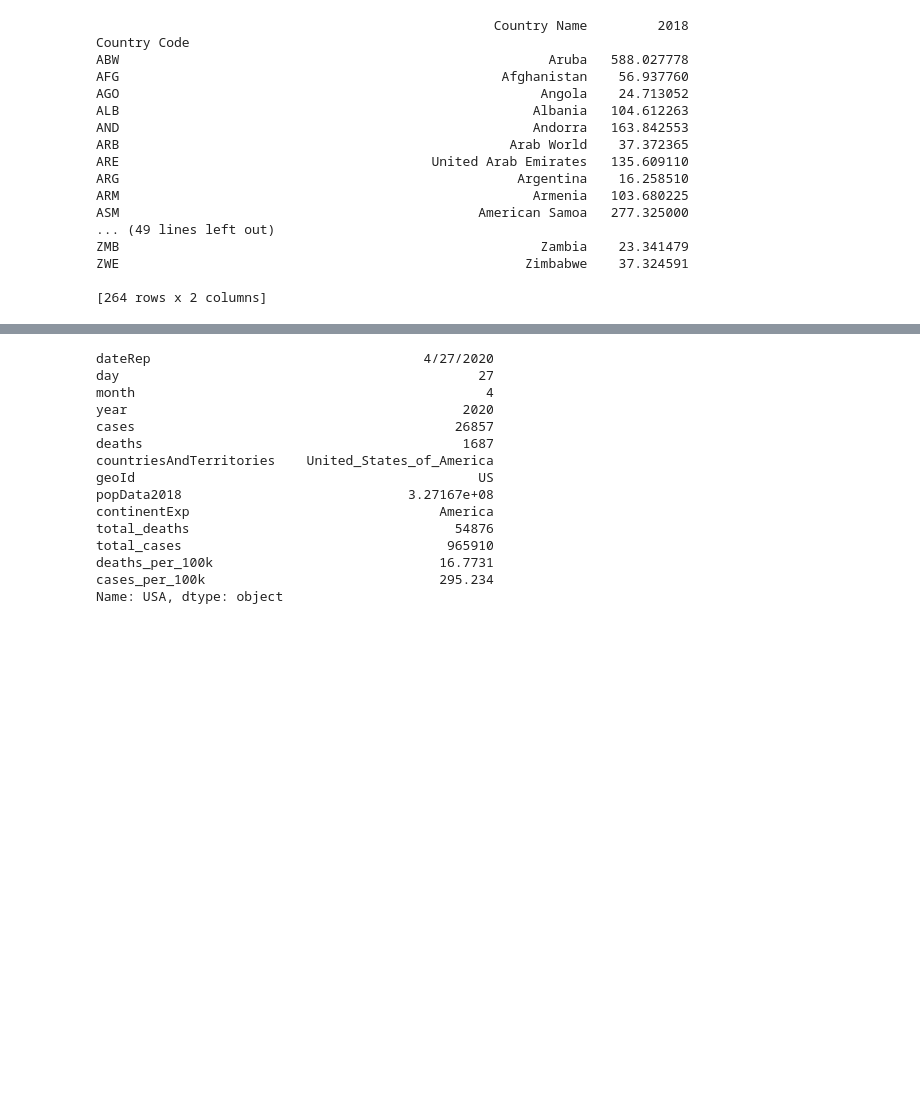
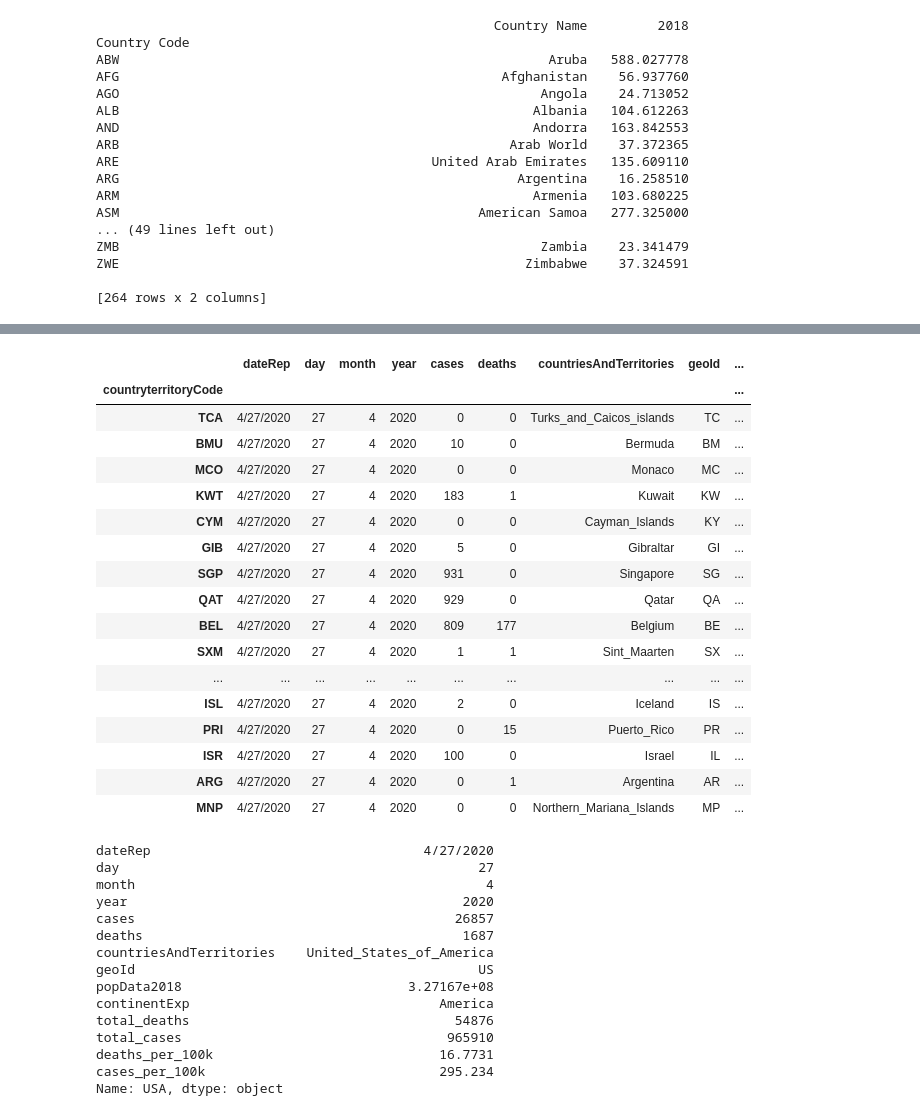
Before and after one commit to magei00/SocialData02806_2020, a Jupyter notebook: final_project/basic_map.ipynb, the cells around one changed output, grey strips where cells are left out. Saved outputs shown, nothing was run; the diff lists cells and outputs as text; code cells hidden in the pictures; blank space fills up the shorter version.

```diff
--- a/final_project/basic_map.ipynb
+++ b/final_project/basic_map.ipynb
@@ -87,3 +146,24 @@ new_df.head()
+# %%
+new_df[new_df['dateRep'] == '4/27/2020'].sort_values('urban_pop_per_100k',ascending=False)[:20]
+# %% [output]
+|  | dateRep | day | month | year | cases | deaths | countriesAndTerritories | geoId | ... |
+| countryterritoryCode |  |  |  |  |  |  |  |  | ... |
+| TCA | 4/27/2020 | 27 | 4 | 2020 | 0 | 0 | Turks_and_Caicos_islands | TC | ... |
+| BMU | 4/27/2020 | 27 | 4 | 2020 | 10 | 0 | Bermuda | BM | ... |
+| MCO | 4/27/2020 | 27 | 4 | 2020 | 0 | 0 | Monaco | MC | ... |
+| KWT | 4/27/2020 | 27 | 4 | 2020 | 183 | 1 | Kuwait | KW | ... |
+| CYM | 4/27/2020 | 27 | 4 | 2020 | 0 | 0 | Cayman_Islands | KY | ... |
+| GIB | 4/27/2020 | 27 | 4 | 2020 | 5 | 0 | Gibraltar | GI | ... |
+| SGP | 4/27/2020 | 27 | 4 | 2020 | 931 | 0 | Singapore | SG | ... |
+| QAT | 4/27/2020 | 27 | 4 | 2020 | 929 | 0 | Qatar | QA | ... |
+| BEL | 4/27/2020 | 27 | 4 | 2020 | 809 | 177 | Belgium | BE | ... |
+| SXM | 4/27/2020 | 27 | 4 | 2020 | 1 | 1 | Sint_Maarten | SX | ... |
+| ... | ... | ... | ... | ... | ... | ... | ... | ... | ... |
+| ISL | 4/27/2020 | 27 | 4 | 2020 | 2 | 0 | Iceland | IS | ... |
+| PRI | 4/27/2020 | 27 | 4 | 2020 | 0 | 15 | Puerto_Rico | PR | ... |
+| ISR | 4/27/2020 | 27 | 4 | 2020 | 100 | 0 | Israel | IL | ... |
+| ARG | 4/27/2020 | 27 | 4 | 2020 | 0 | 1 | Argentina | AR | ... |
+| MNP | 4/27/2020 | 27 | 4 | 2020 | 0 | 0 | Northern_Mariana_Islands | MP | ... |
 # %%
 present_day_df = new_df[new_df['dateRep'] == '4/27/2020']
 # %%
```
Also changed, not shown: parts of 12 cells of this notebook, 7 other files.
